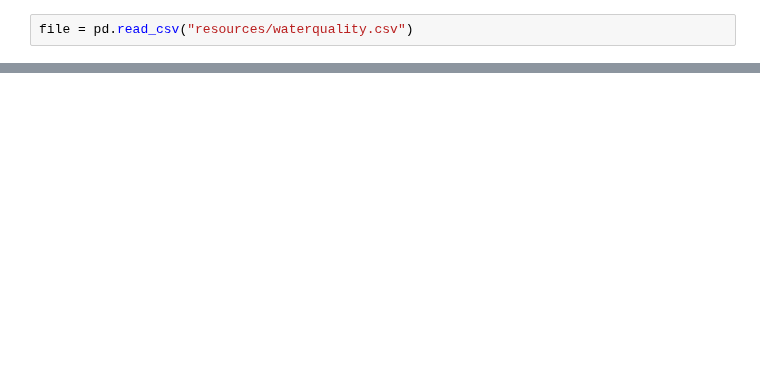
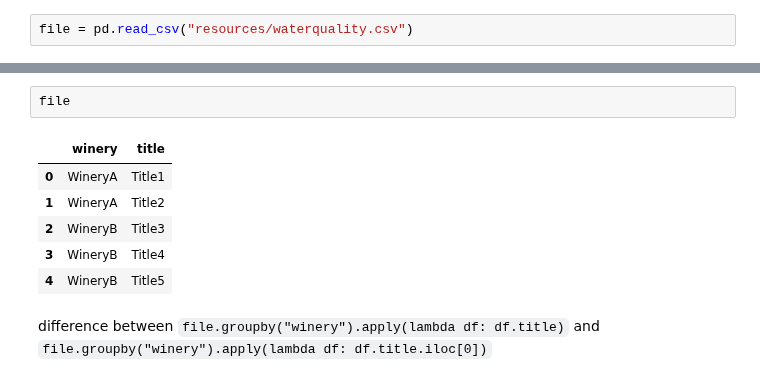
Before and after one commit to technoadnan/py-100-days-dr-angela, a Jupyter notebook: useful_programs/pandas/04_grouping_sorting.ipynb, the cells around one changed output, grey strips where cells are left out. Drawn from its saved outputs; the diff is of its cells as text; blank space fills up the shorter version.

```diff
--- a/useful_programs/pandas/04_grouping_sorting.ipynb
+++ b/useful_programs/pandas/04_grouping_sorting.ipynb
@@ -40,0 +126,11 @@ Name: AirTemp (C), Length: 72, dtype: float64
+# %%
+file
+# %% [output]
+|  | winery | title |
+| 0 | WineryA | Title1 |
+| 1 | WineryA | Title2 |
+| 2 | WineryB | Title3 |
+| 3 | WineryB | Title4 |
+| 4 | WineryB | Title5 |
+# %% [markdown]
+difference between `file.groupby("winery").apply(lambda df: df.title)` and `file.groupby("winery").apply(lambda df: df.title.iloc[0])`
```
Also changed, not shown: parts of 21 cells of this notebook, 1 other file.
